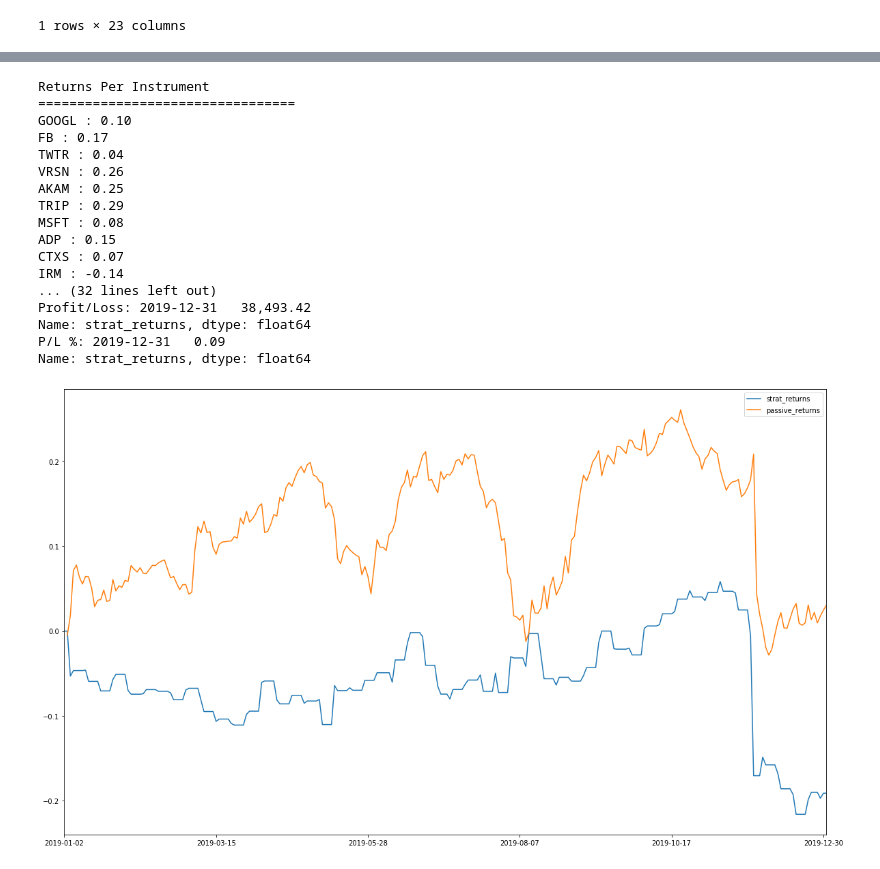
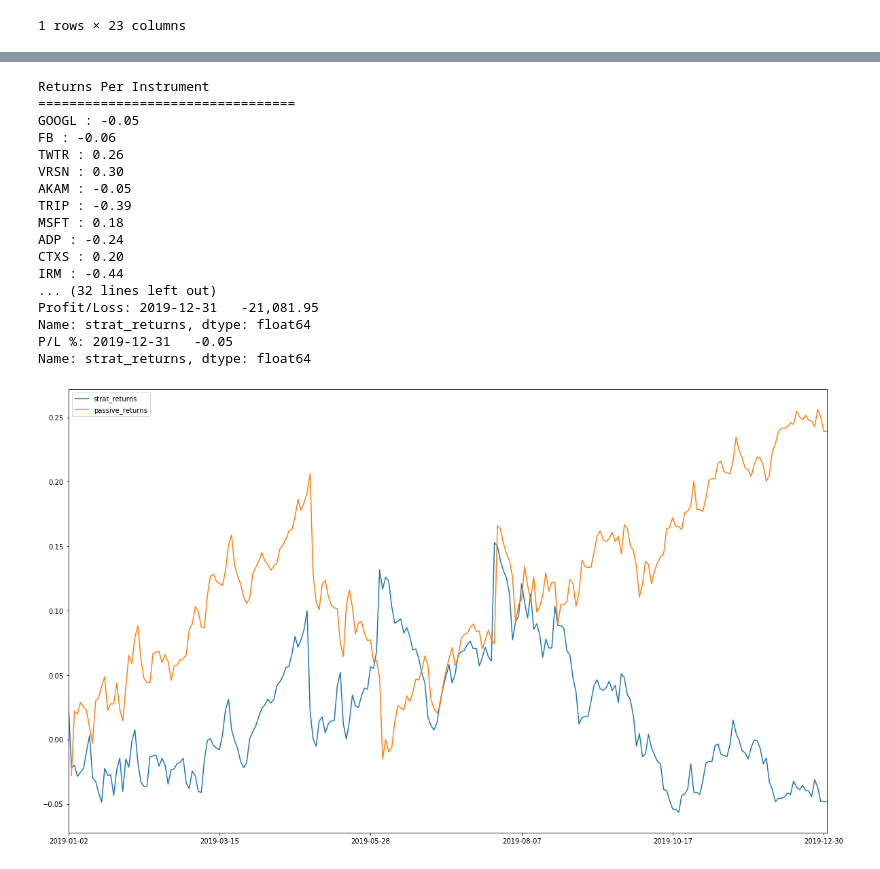
Before and after one commit to thomasmurphycodes/PythonForFinance, a Jupyter notebook: notebooks/Ups Downs.ipynb, the cells around one changed output, grey strips where cells are left out. Cells and saved outputs as stored; diff of their text form; code cells hidden in the pictures.

```diff
--- a/notebooks/Ups Downs.ipynb
+++ b/notebooks/Ups Downs.ipynb
@@ -21,8 +21,8 @@ from iexfinance.stocks import get_historical_data
 
 for sym in SYM_LIST:
     if sym not in MKT_BOOK:
-        start = datetime(2020, 1, 1)
-        end = datetime(2020, 2, 11)
+        start = datetime(2019, 1, 1)
+        end = datetime(2019, 12, 31)
         print("Retrieving {}".format(sym))
         MKT_BOOK[sym] = pd.DataFrame(get_historical_data(sym, start, end)).transpose()
     else:
@@ -70,13 +70,11 @@ def strat_builder(x):
     else:
         return 0
 # %%
-def ten_avg_vol_up(x):
-    if (x['10_avg'] < x['close'] and x['20_avg'] < x['close']):
+def ten_twenty_avg(x):
+    if (x['10_avg'] > x['20_avg']):
         return 1
-    elif (x['10_avg'] > x['close'] and x['20_avg'] > x['close']):
+    else:
         return -1
-    else:
-        return 0
 # %%
 def dow_strat_builder(x): # Winner so far
     if x['dow'] == 'Friday': # Short on Friday Close
@@ -128,7 +128,7 @@ for sym in SYM_LIST:
     df['std_dist'] = ((df['close'] - df['price_mean']) / df['price_std'])
 
     df['dist_ovr_two_sig'] = np.where(abs(df['std_dist']) > 1, 1, 0) # expand this to a a strat to apply
-    df['strat'] = df.apply(dow_strat_builder, axis=1)
+    df['strat'] = df.apply(ten_twenty_avg, axis=1)
     # To do return strategy from that
     df['passive_returns'] = np.cumsum(df['log_returns'])
     # Shift a day forward - if a strat initiates at the close, it captures the next close-close log returns
@@ -165,27 +166,27 @@ print("P/L %: {}".format((STARTING_CAPITAL + PORTFOLIO_PROFIT) / STARTING_CAPITA
 # %% [output]
 Returns Per Instrument
 =================================
-GOOGL : 0.10
-FB : 0.17
-TWTR : 0.04
-VRSN : 0.26
-AKAM : 0.25
-TRIP : 0.29
-MSFT : 0.08
-ADP : 0.15
-CTXS : 0.07
-IRM : -0.14
+GOOGL : -0.05
+FB : -0.06
+TWTR : 0.26
+VRSN : 0.30
+AKAM : -0.05
+TRIP : -0.39
+MSFT : 0.18
+ADP : -0.24
+CTXS : 0.20
+IRM : -0.44
 ... (32 lines left out)
-Profit/Loss: 2019-12-31   38,493.42
+Profit/Loss: 2019-12-31   -21,081.95
 Name: strat_returns, dtype: float64
-P/L %: 2019-12-31   0.09
+P/L %: 2019-12-31   -0.05
 Name: strat_returns, dtype: float64
 # %%
 # Consider regime switching for what strat to run
 # %%
-plot_strat('DLTR')
+plot_strat('GOOGL')
 # %% [output]
-[figure, old version]
+[figure, new version]
 # %%
 # Learn how to group volume by day.
 # What's emerging is a vector of variables.
```
Also changed, not shown: parts of 3 cells of this notebook, 1 other file.
